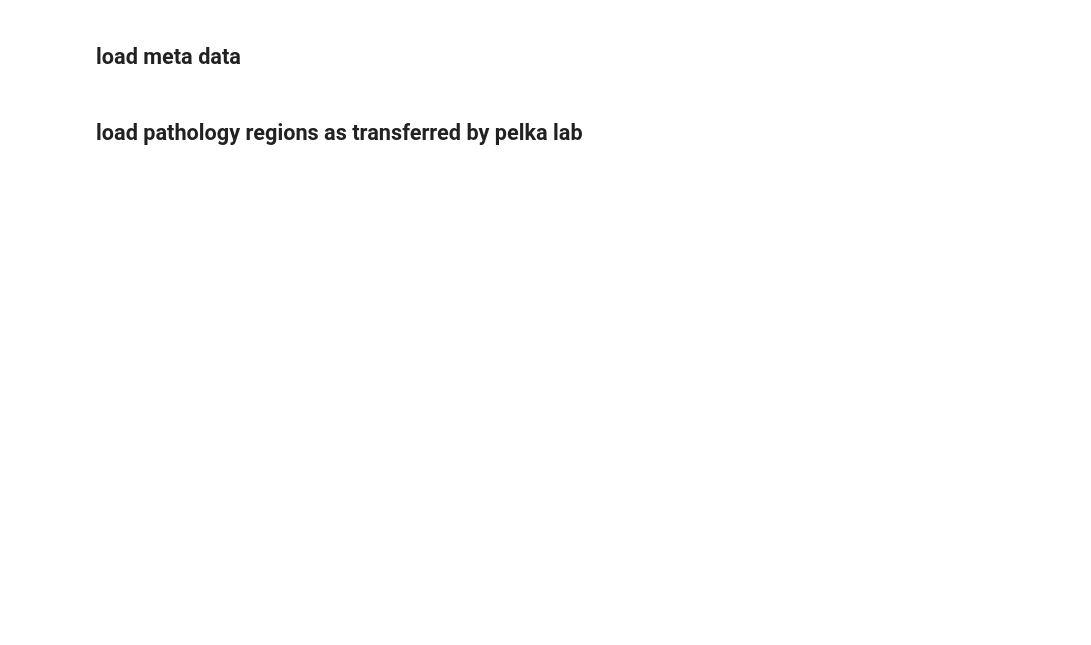
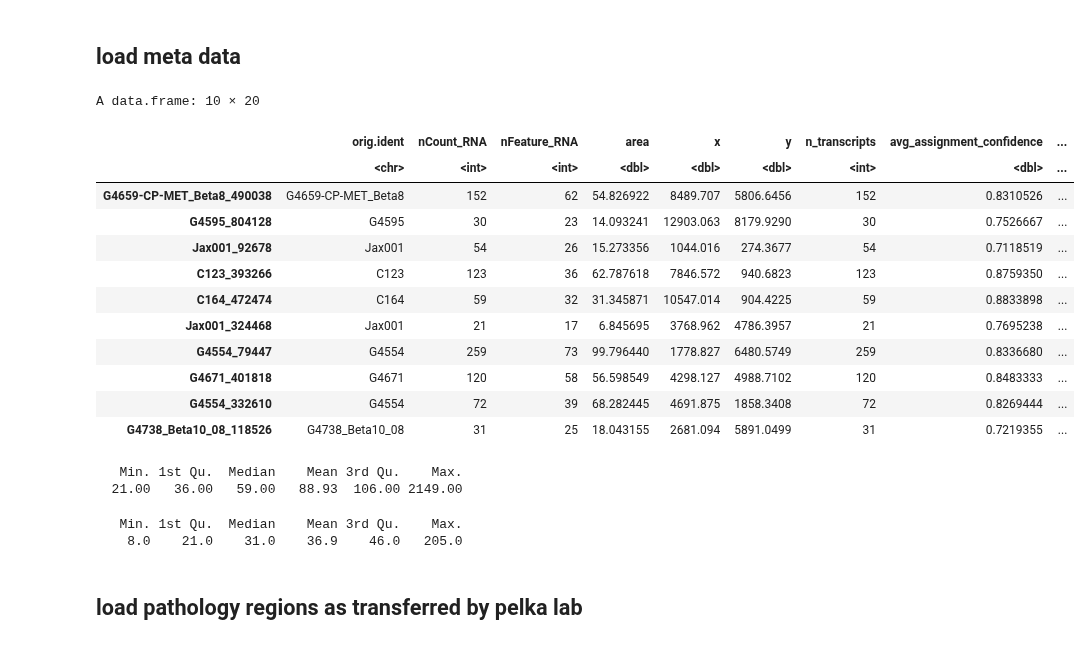
Before and after one commit to korsunskylab/crcmanuscript2025, a Jupyter notebook: Pathology annotations/figure2/figure2.ipynb, the cells around one changed output. Cells and saved outputs as stored; diff of their text form; code cells hidden in the pictures; blank space fills up the shorter version.

```diff
--- a/Pathology annotations/figure2/figure2.ipynb
+++ b/Pathology annotations/figure2/figure2.ipynb
@@ -26,16 +28,35 @@ require(ggpubr)
 # %% [markdown]
 ## load meta data
 # %%
-metadata = readr::read_rds('../../Labeled MERFISH data/metadata/metadata_complete.rds')
+metadata = readr::read_rds('./input_data/metadata_complete.rds')
 metadata$KNN_group = as.vector(metadata$KNN_group)
 metadata$knn_renamed_cell_states = as.vector(metadata$knn_renamed_cell_states)
 metadata = metadata %>%
     mutate(KNN_group = ifelse(knn_coarse == 'B', knn_renamed_cell_states, KNN_group)) %>%
     mutate(knn_renamed_cell_states = ifelse(knn_renamed_cell_states == 'Fibro-CXCL14', 'Fibro-GREM1-low', knn_renamed_cell_states))
 sample_n(metadata, 10)
+# %% [output]
+A data.frame: 10 × 20
+|  | orig.ident | nCount_RNA | nFeature_RNA | area | x | y | n_transcripts | avg_assignment_confidence | ... |
+|  | <chr> | <int> | <int> | <dbl> | <dbl> | <dbl> | <int> | <dbl> | ... |
+| G4659-CP-MET_Beta8_490038 | G4659-CP-MET_Beta8 | 152 | 62 | 54.826922 | 8489.707 | 5806.6456 | 152 | 0.8310526 | ... |
+| G4595_804128 | G4595 | 30 | 23 | 14.093241 | 12903.063 | 8179.9290 | 30 | 0.7526667 | ... |
+| Jax001_92678 | Jax001 | 54 | 26 | 15.273356 | 1044.016 | 274.3677 | 54 | 0.7118519 | ... |
+| C123_393266 | C123 | 123 | 36 | 62.787618 | 7846.572 | 940.6823 | 123 | 0.8759350 | ... |
+| C164_472474 | C164 | 59 | 32 | 31.345871 | 10547.014 | 904.4225 | 59 | 0.8833898 | ... |
+| Jax001_324468 | Jax001 | 21 | 17 | 6.845695 | 3768.962 | 4786.3957 | 21 | 0.7695238 | ... |
+| G4554_79447 | G4554 | 259 | 73 | 99.796440 | 1778.827 | 6480.5749 | 259 | 0.8336680 | ... |
+| G4671_401818 | G4671 | 120 | 58 | 56.598549 | 4298.127 | 4988.7102 | 120 | 0.8483333 | ... |
+| G4554_332610 | G4554 | 72 | 39 | 68.282445 | 4691.875 | 1858.3408 | 72 | 0.8269444 | ... |
+| G4738_Beta10_08_118526 | G4738_Beta10_08 | 31 | 25 | 18.043155 | 2681.094 | 5891.0499 | 31 | 0.7219355 | ... |
 # %%
 summary(metadata$nCount_RNA)
 summary(metadata$nFeature_RNA)
+# %% [output]
+   Min. 1st Qu.  Median    Mean 3rd Qu.    Max.
+  21.00   36.00   59.00   88.93  106.00 2149.00
+   Min. 1st Qu.  Median    Mean 3rd Qu.    Max.
+    8.0    21.0    31.0    36.9    46.0   205.0
 # %% [markdown]
 ## load pathology regions as transferred by pelka lab
 # %%
```
Also changed, not shown: parts of 56 cells of this notebook.
